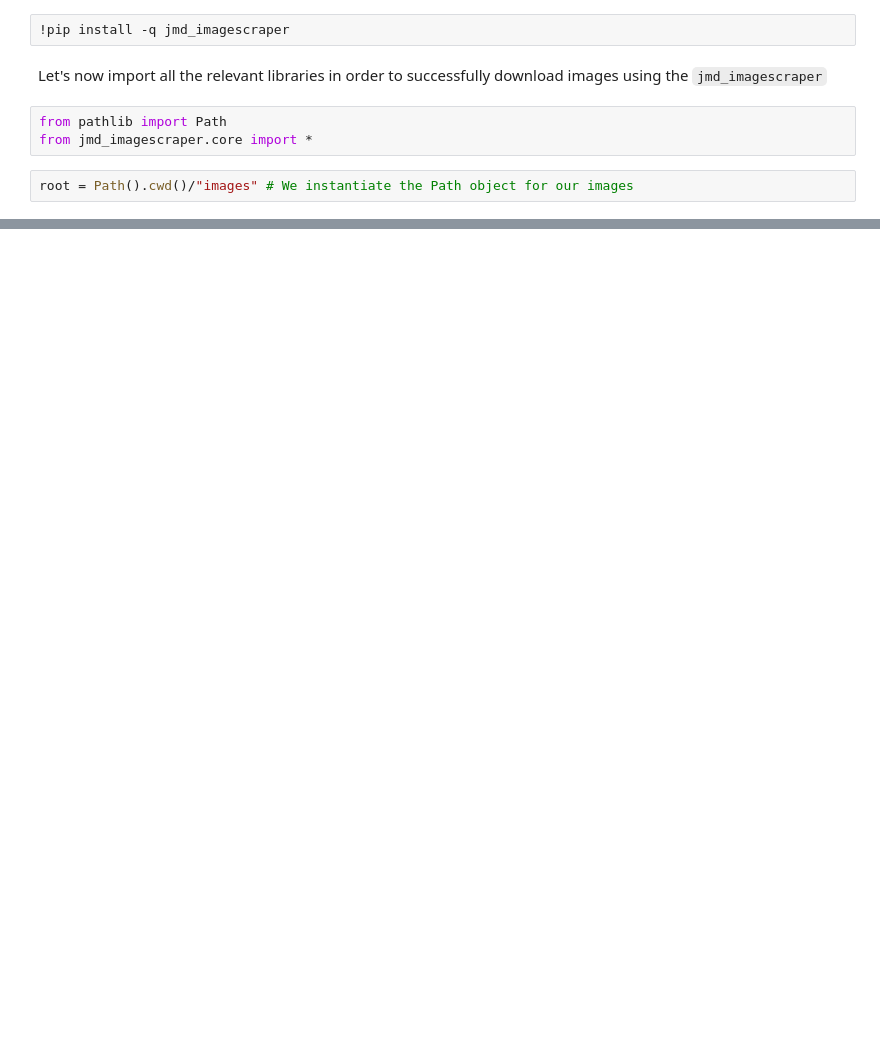
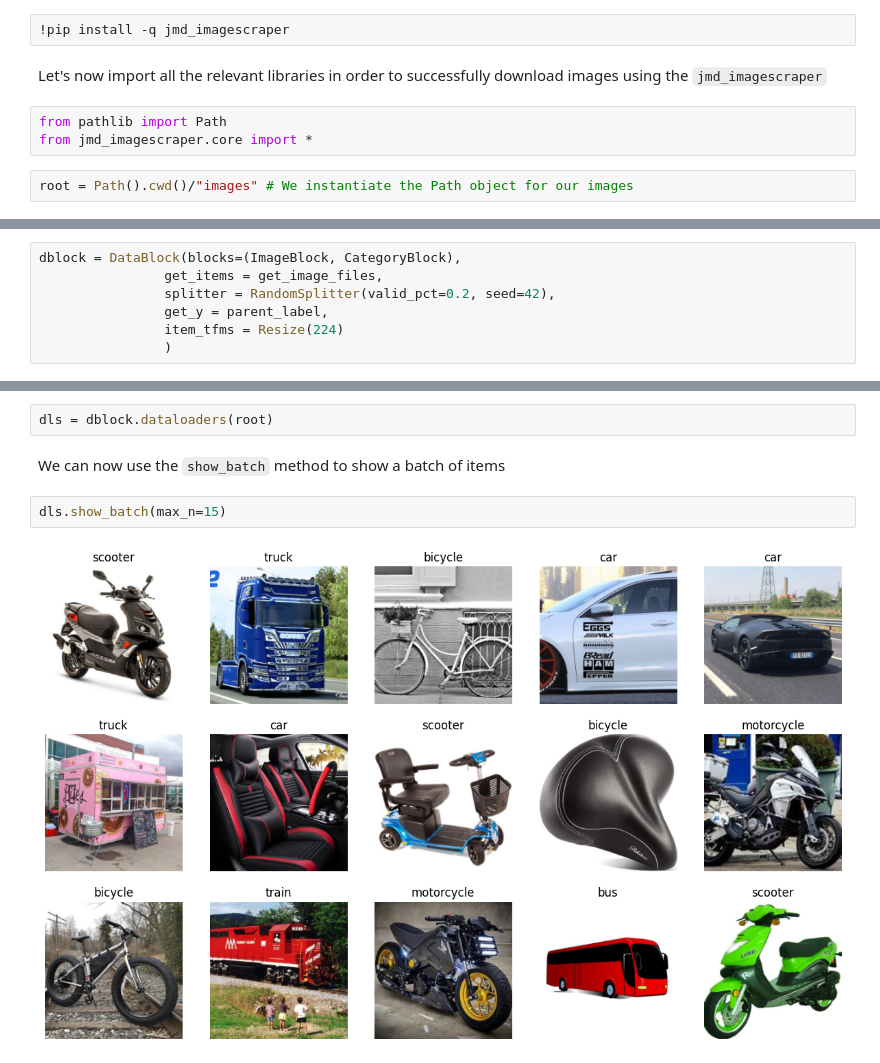
Before and after one commit to Darkblazer21/vehicle_classifier, a Jupyter notebook: vehicle_classifier.ipynb, the cells around one changed output, grey strips where cells are left out. Cells and saved outputs as stored; diff of their text form; blank space fills up the shorter version.

```diff
--- a/vehicle_classifier.ipynb
+++ b/vehicle_classifier.ipynb
@@ -38,0 +118,7 @@ root = Path().cwd()/"images" # We instantiate the Path object for our images
+# %%
+dblock = DataBlock(blocks=(ImageBlock, CategoryBlock),
+                get_items = get_image_files,
+                splitter = RandomSplitter(valid_pct=0.2, seed=42),
+                get_y = parent_label,
+                item_tfms = Resize(224)
+                )
@@ -38,0 +130,8 @@ root = Path().cwd()/"images" # We instantiate the Path object for our images
+# %%
+dls = dblock.dataloaders(root)
+# %% [markdown]
+We can now use the `show_batch` method to show a batch of items
+# %%
+dls.show_batch(max_n=15)
+# %% [output]
+[figure, added]
```
Also changed, not shown: parts of 21 cells of this notebook.
